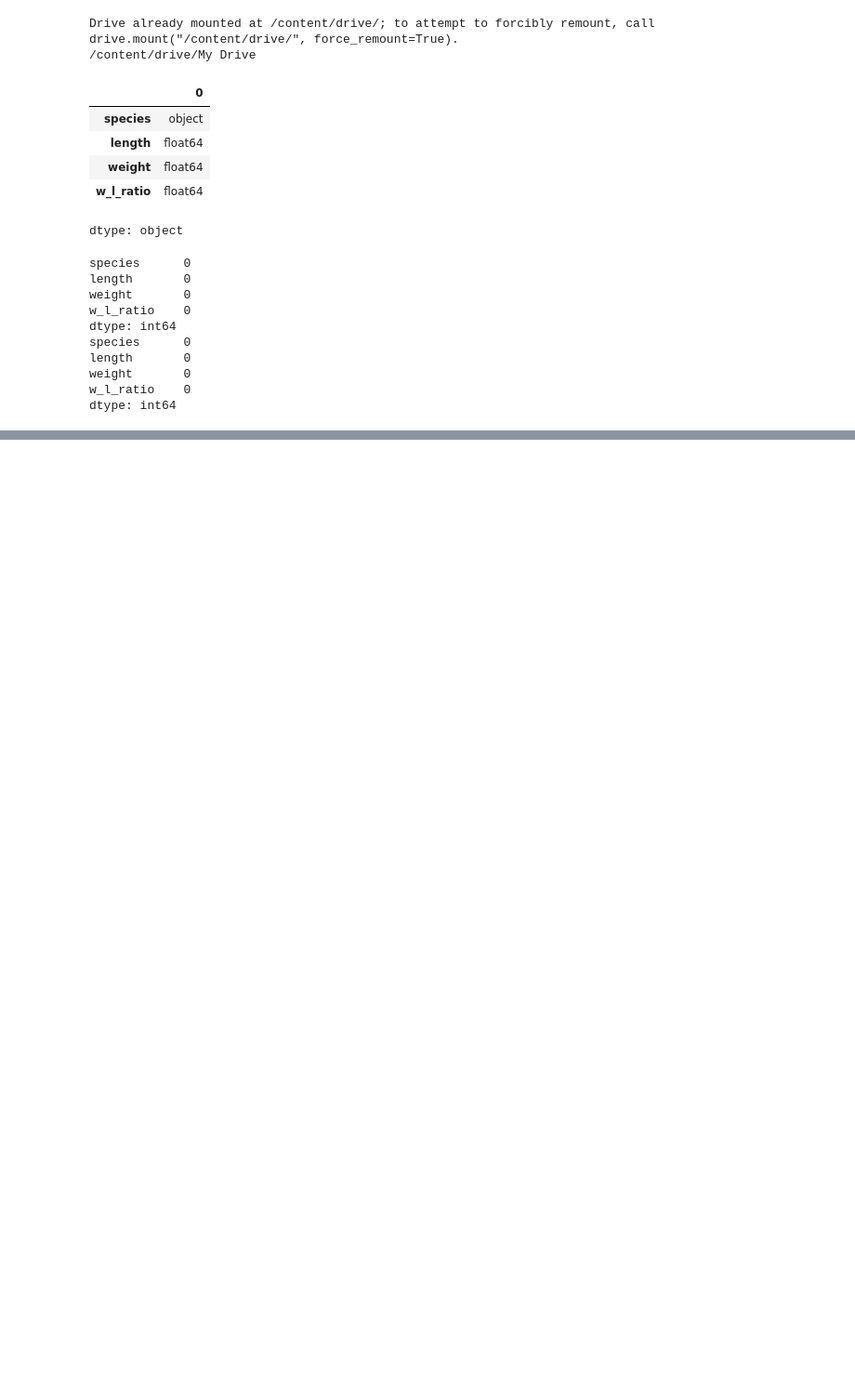
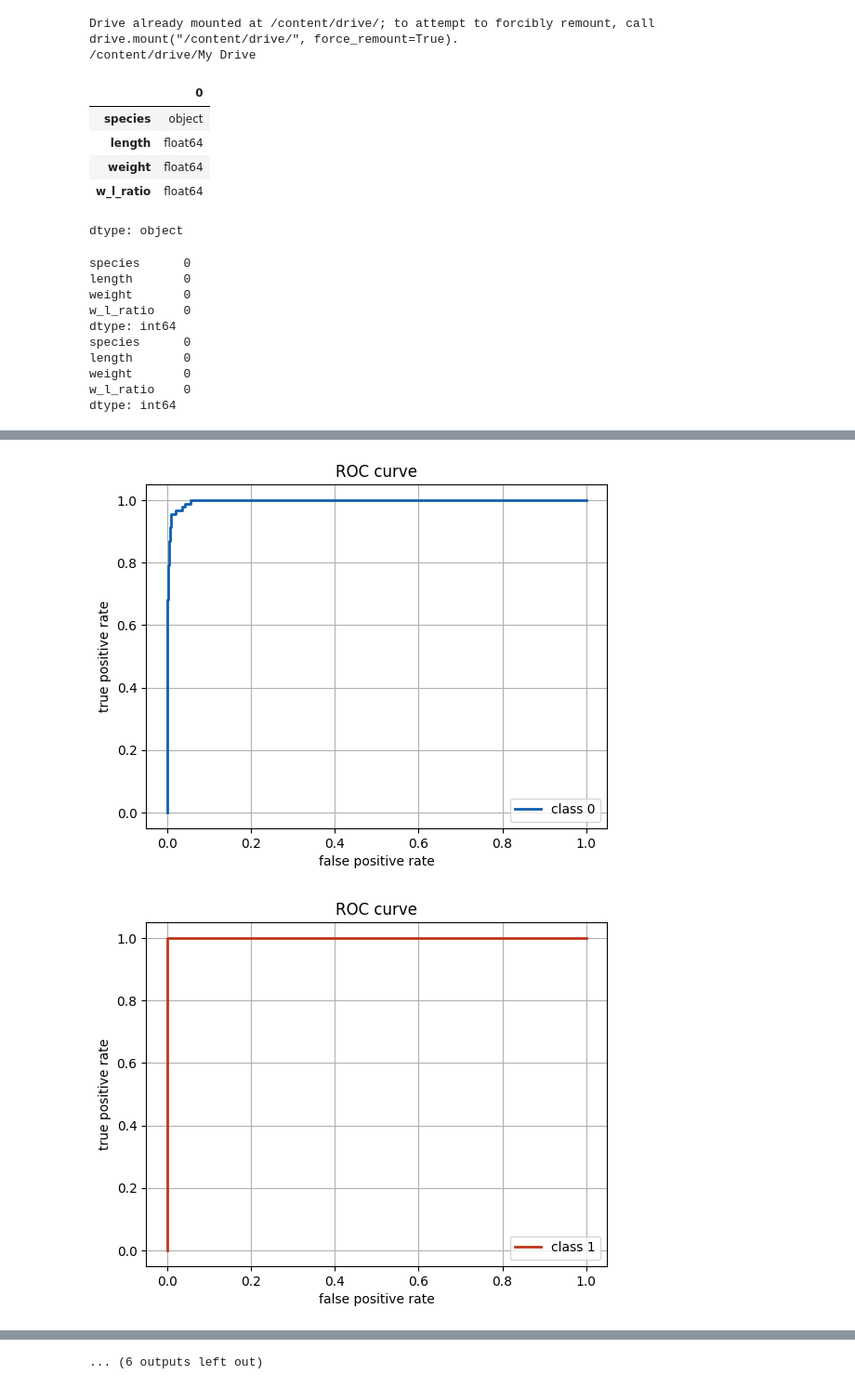
Before and after one commit to Toothless-1/ML, a Jupyter notebook: ML4.ipynb, the cells around one changed output, grey strips where cells are left out. Shown at 93% size. Saved outputs shown, nothing was run; the diff lists cells and outputs as text; code cells hidden in the pictures; blank space fills up the shorter version.

```diff
--- a/ML4.ipynb
+++ b/ML4.ipynb
@@ -82,0 +104,32 @@ preds1 = model1.predict(x_test)
+# %%
+# Построение ROC-кривой
+fpr = dict()
+tpr = dict()
+roc_auc_metrics = []
+for i in range(9):
+    fpr[i], tpr[i], _ = roc_curve(y_test[:, i], preds1_proba[:, i])
+    r = lambda: random.randint(0,255)
+    plt.plot(fpr[i], tpr[i], lw=2, label='class {}'.format(i), c='#%02X%02X%02X' % (r(), r(), r()))
+    roc_auc_metrics.append(roc_auc_score(y_test[:, i], preds1_proba[:, i]))
+    plt.xlabel("false positive rate")
+    plt.ylabel("true positive rate")
+    plt.legend(loc="best")
+    plt.title("ROC curve")
+    plt.grid()
+    plt.show()
+# Построение PR-кривой
+precision = dict()
+recall = dict()
+for i in range(9):
+    precision[i], recall[i], _ = precision_recall_curve(y_test[:, i], preds1_proba[:, i])
+    r = lambda: random.randint(0,255)
+    plt.plot(recall[i], precision[i], lw=2, label='class {}'.format(i), c='#%02X%02X%02X' % (r(), r(), r()))
+    plt.xlabel("recall")
+    plt.ylabel("precision")
+    plt.legend(loc="best")
+    plt.title("precision vs. recall curve")
+    plt.grid()
+    plt.show()
+# %% [output]
+[figure, added]
+[figure, added]
@@ -83 +146,2 @@ preds1 = model1.predict(x_test)
+... (6 outputs left out)
 # %%
```
Also changed, not shown: parts of 9 cells of this notebook.
